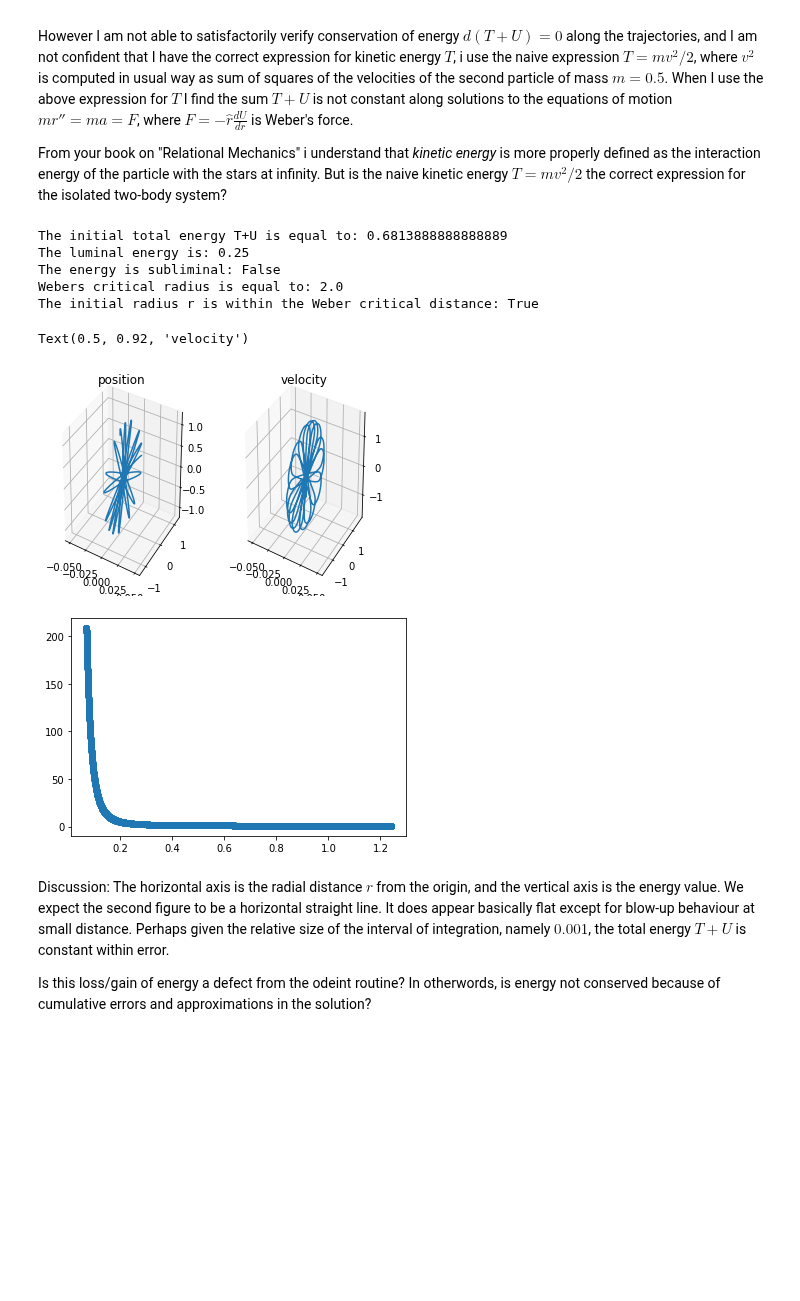
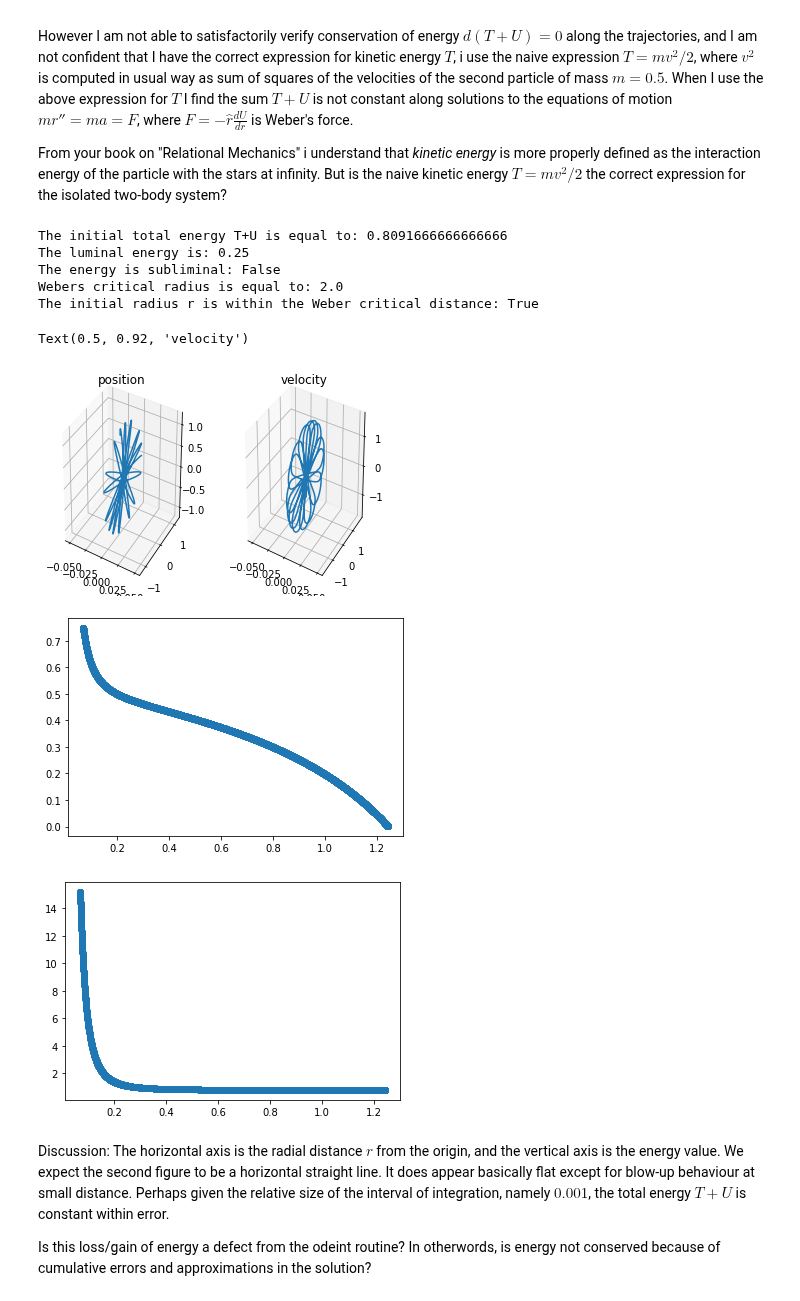
Before and after one commit to jhmartel/0x, a Jupyter notebook: _notebooks/2022-02-10-LetterToAssisWeberPotentials.ipynb, the cells around one changed output. Saved outputs shown, nothing was run; the diff lists cells and outputs as text; code cells hidden in the pictures; blank space fills up the shorter version.

```diff
--- a/_notebooks/2022-02-10-LetterToAssisWeberPotentials.ipynb
+++ b/_notebooks/2022-02-10-LetterToAssisWeberPotentials.ipynb
@@ -40,7 +40,7 @@ def U(x,y,z,vx,vy,vz):
     r=(x*x + y*y + z*z)**0.5
     rdot=(x*vx+y*vy+z*vz)/r
 
-    return (r**-2)*(1-(rdot**2)/2)
+    return (r**-1)*(1-(rdot**2)/2)
 
 ## Integrating equations of motion relative Weber's Force Law.
 ## I think I have implemented everything correctly. The formula for rdot is from Relational Mechanics, pp.168
@@ -97,7 +97,7 @@ ax.plot(result[:, 3],
         result[:, 5])
 ax.set_title("velocity")
 # %% [output]
-The initial total energy T+U is equal to: 0.6813888888888889
+The initial total energy T+U is equal to: 0.8091666666666666
 The luminal energy is: 0.25
 The energy is subliminal: False
 Webers critical radius is equal to: 2.0
@@ -107,36 +107,37 @@ Text(0.5, 0.92, 'velocity')
 # %%
 import matplotlib.pyplot
 import pylab
 
 def rho(x,y,z):
   return (x*x+y*y+z*z)**0.5
 
-#v_list=[]
-#for j in range(400):
-#  v_list.append(
-#      (rho(result[j,0], result[j,1], result[j,2]),
-#       T(result[j,3], result[j,4], result[j,5]))
-#         )
+v_list=[]
+for j in range(4000):
+  v_list.append(
+      (rho(result[j,0], result[j,1], result[j,2]),
+       T(result[j,3], result[j,4], result[j,5]))
+         )
 
 
 U_list=[]
 for j in range(4000):
     U_list.append(
         (rho(result[j,0], result[j,1], result[j,2]),
          U(result[j,0],result[j,1],result[j,2],result[j,3],result[j,4],result[j,5])+T(result[j,3], result[j,4], result[j,5]))
     )
 
-#prelist1 = list(zip(*v_list))
-#pylab.scatter(list(prelist1[0]),list(prelist1[1]))
-#pylab.show()
+prelist1 = list(zip(*v_list))
+pylab.scatter(list(prelist1[0]),list(prelist1[1]))
+pylab.show()
 
 prelist2 = list(zip(*U_list))
 pylab.scatter(list(prelist2[0]),list(prelist2[1]))
 pylab.show()
 
 ## Error. Expect to see conservation of energy T+U = constant in the second figure. However the sum T+U appears nonconstant.
 # %% [output]
-[figure, old version]
+[figure, new version]
+[figure, added]
 # %% [markdown]
 Discussion: The horizontal axis is the radial distance $r$ from the origin, and the vertical axis is the energy value.
 We expect the second figure to be a horizontal straight line. It does appear basically flat except for blow-up behaviour at small distance. Perhaps given the relative size of the interval of integration, namely $0.001$, the total energy $T+U$ is constant within error.
```
